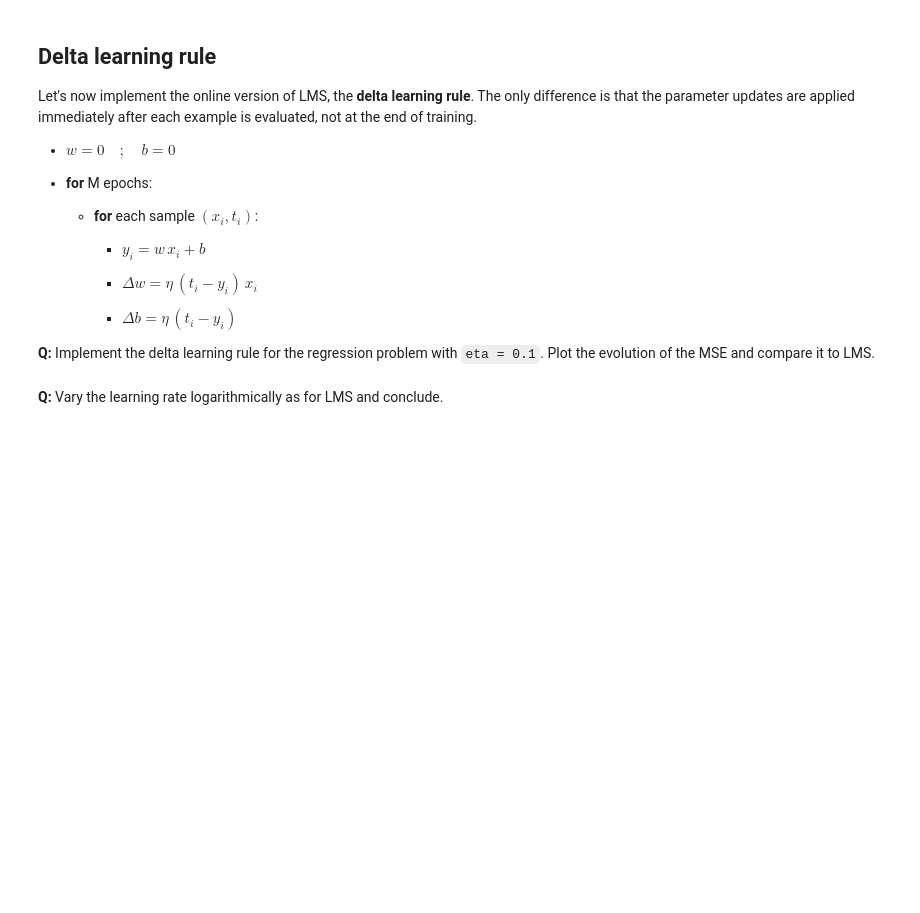
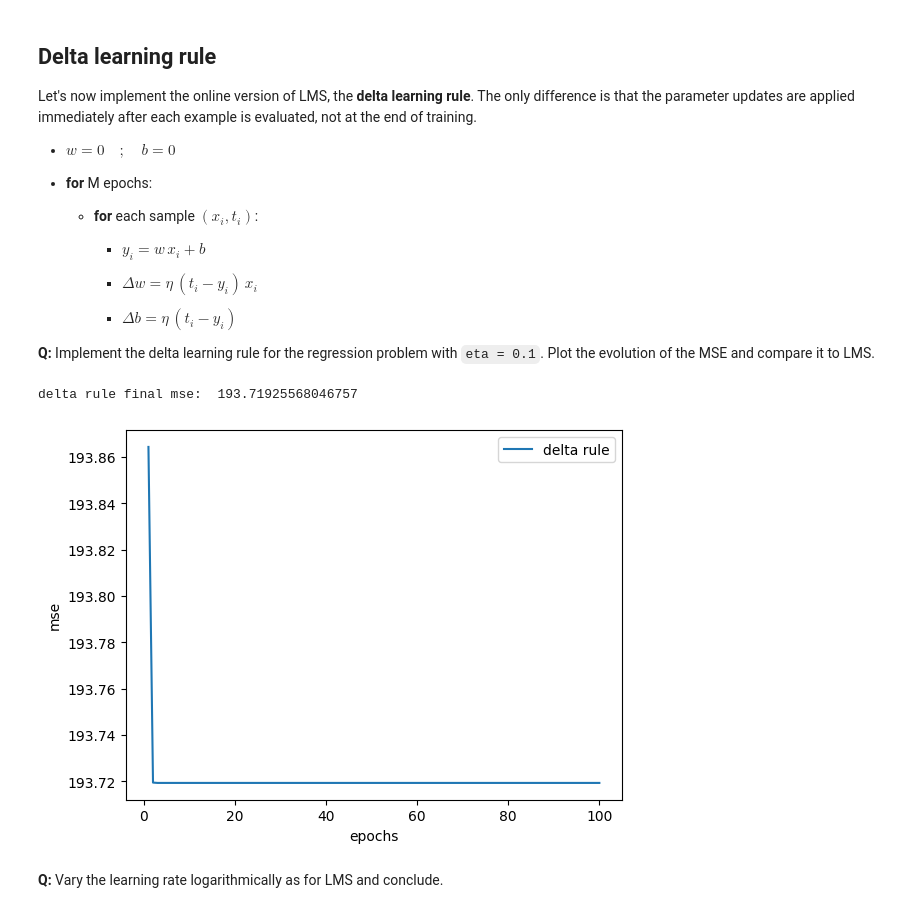
Before and after one commit to 77boom/neurocomputing, a Jupyter notebook: notebooks/3-LinearRegression.ipynb, the cells around one changed output. Cells and saved outputs as stored; diff of their text form; code cells hidden in the pictures; blank space fills up the shorter version.

```diff
--- a/notebooks/3-LinearRegression.ipynb
+++ b/notebooks/3-LinearRegression.ipynb
@@ -395,5 +395,48 @@ Let's now implement the online version of LMS, the **delta learning rule**. The
         * $\Delta b = \eta \, (t_i - y_i)$
 
 **Q:** Implement the delta learning rule for the regression problem with `eta = 0.1`. Plot the evolution of the MSE and compare it to LMS.
+# %%
+import numpy as np
+import matplotlib.pyplot as plt
+
+X = X.flatten()
+t = t.flatten()
+
+N = len(X)
+M = 100
+eta = 0.1
+
+w = 0
+b = 0
+
+mse_delta = []
+
+for epoch in range(M):
+
+  for i in range(N):
+    y = w * X[i] + b
+    delta_w = eta * (t[i] - y) * X[i]
+    delta_b = eta * (t[i] - y)
+
+    w = w + delta_w
+    b = b + delta_b
+
+  y_pred = w * X + b
+  mse = np.mean((t - y_pred) ** 2)
+  mse_delta.append(mse)
+
+
+print("delta rule final mse: ", mse_delta[-1])
+
+plt.plot(range(1, M+1), mse_delta, label="delta rule")
+
+
+plt.xlabel("epochs")
+plt.ylabel("mse")
+plt.legend()
+plt.show()
+# %% [output]
+delta rule final mse:  193.71925568046757
+[figure, added]
 # %% [markdown]
 **Q:** Vary the learning rate logarithmically as for LMS and conclude.
```
Also changed, not shown: parts of 1 cell of this notebook.
